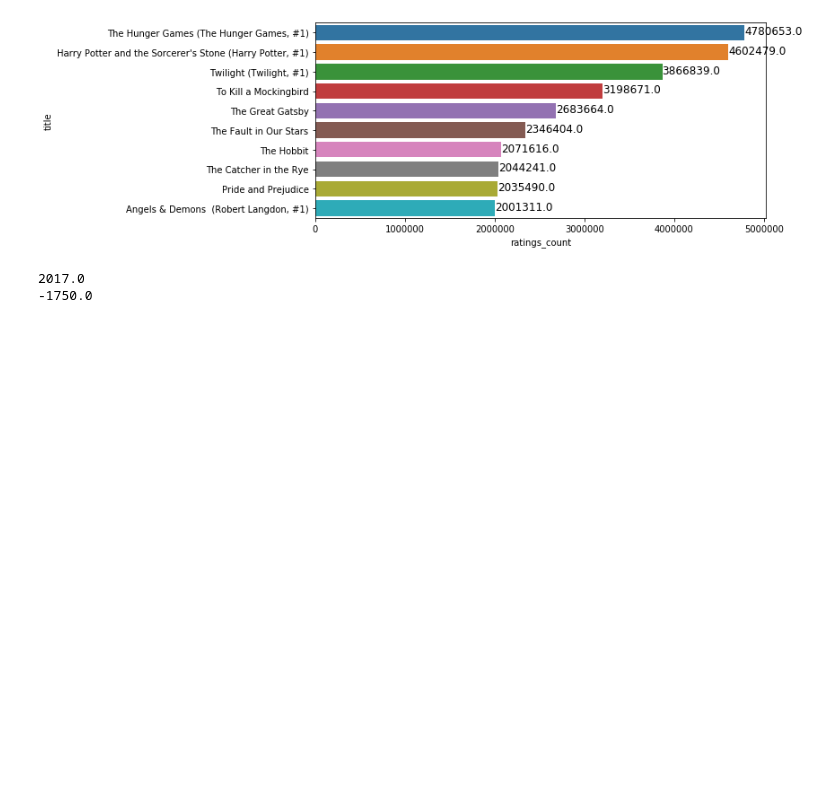
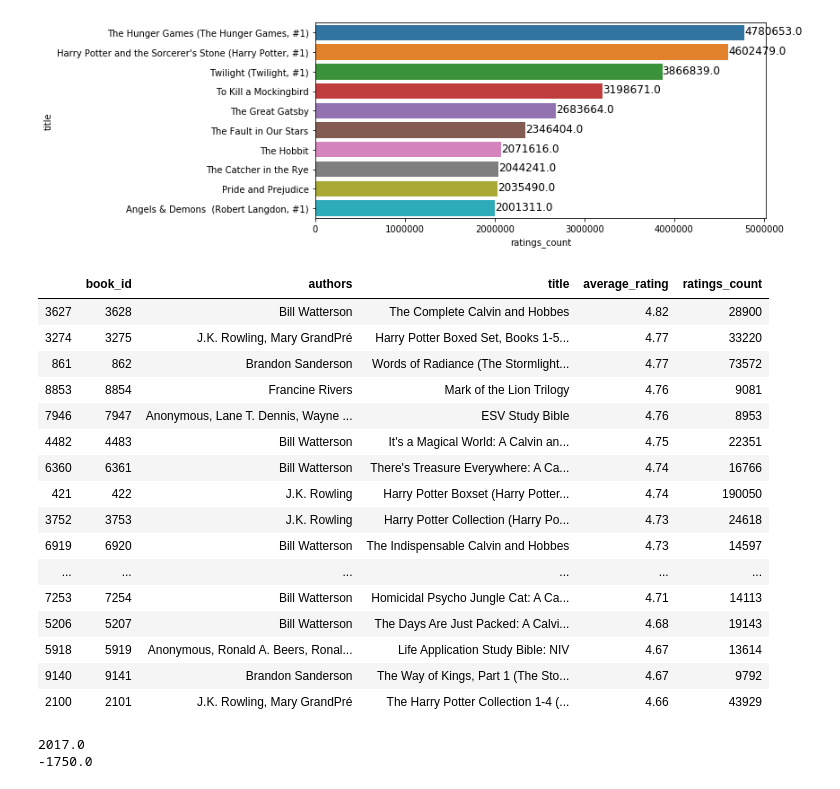
Before and after one commit to ProfAnshul/Book-Recommendation, a Jupyter notebook: Wrangling_Storytelling.ipynb, the cells around one changed output. Saved outputs shown, nothing was run; the diff lists cells and outputs as text; code cells hidden in the pictures; blank space fills up the shorter version.

```diff
--- a/Wrangling_Storytelling.ipynb
+++ b/Wrangling_Storytelling.ipynb
@@ -73,6 +73,27 @@ for i in ax.patches:
 plt.show()
 # %% [output]
 [figure]
+# %%
+df_books[['book_id', 'authors', 'title', 'average_rating', 'ratings_count']] \
+     .sort_values('average_rating', ascending = False).head(20)
+# %% [output]
+|  | book_id | authors | title | average_rating | ratings_count |
+| 3627 | 3628 | Bill Watterson | The Complete Calvin and Hobbes | 4.82 | 28900 |
+| 3274 | 3275 | J.K. Rowling, Mary GrandPré | Harry Potter Boxed Set, Books 1-5... | 4.77 | 33220 |
+| 861 | 862 | Brandon Sanderson | Words of Radiance (The Stormlight... | 4.77 | 73572 |
+| 8853 | 8854 | Francine Rivers | Mark of the Lion Trilogy | 4.76 | 9081 |
+| 7946 | 7947 | Anonymous, Lane T. Dennis, Wayne ... | ESV Study Bible | 4.76 | 8953 |
+| 4482 | 4483 | Bill Watterson | It's a Magical World: A Calvin an... | 4.75 | 22351 |
+| 6360 | 6361 | Bill Watterson | There's Treasure Everywhere: A Ca... | 4.74 | 16766 |
+| 421 | 422 | J.K. Rowling | Harry Potter Boxset (Harry Potter... | 4.74 | 190050 |
+| 3752 | 3753 | J.K. Rowling | Harry Potter Collection (Harry Po... | 4.73 | 24618 |
+| 6919 | 6920 | Bill Watterson | The Indispensable Calvin and Hobbes | 4.73 | 14597 |
+| ... | ... | ... | ... | ... | ... |
+| 7253 | 7254 | Bill Watterson | Homicidal Psycho Jungle Cat: A Ca... | 4.71 | 14113 |
+| 5206 | 5207 | Bill Watterson | The Days Are Just Packed: A Calvi... | 4.68 | 19143 |
+| 5918 | 5919 | Anonymous, Ronald A. Beers, Ronal... | Life Application Study Bible: NIV | 4.67 | 13614 |
+| 9140 | 9141 | Brandon Sanderson | The Way of Kings, Part 1 (The Sto... | 4.67 | 9792 |
+| 2100 | 2101 | J.K. Rowling, Mary GrandPré | The Harry Potter Collection 1-4 (... | 4.66 | 43929 |
 # %%
 print(df_books.original_publication_year.max())
 print(df_books.original_publication_year.min())
```
Also changed, not shown: parts of 19 cells of this notebook.
